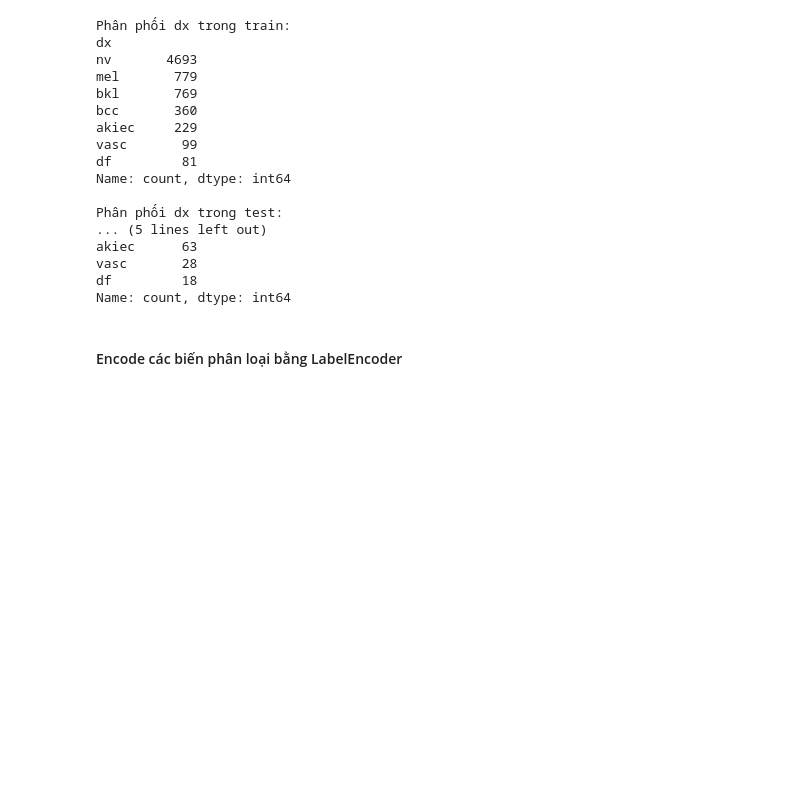
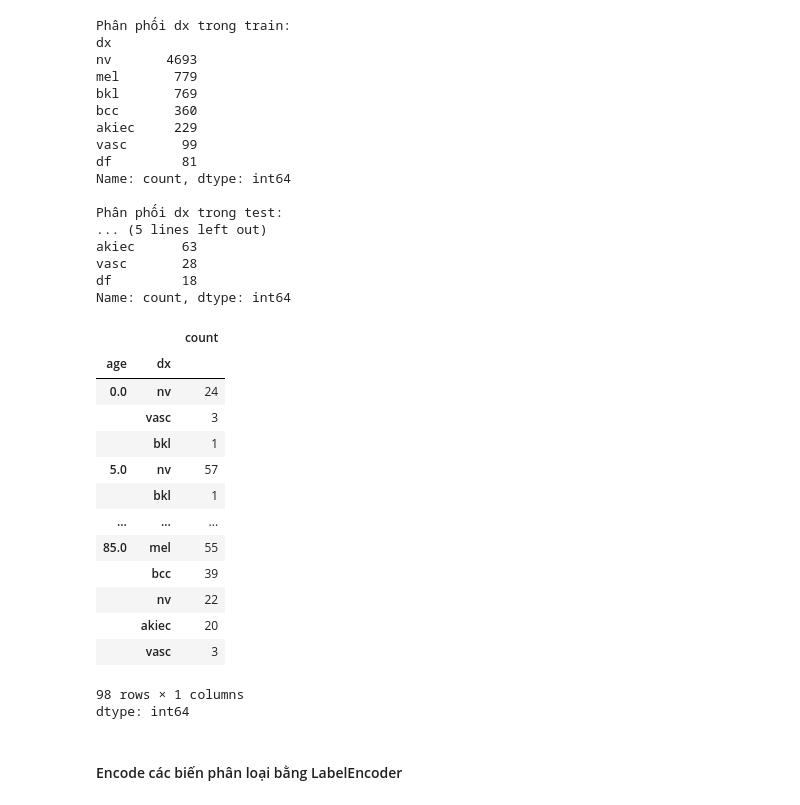
Before and after one commit to levubinh-sw/ml04_buoi10_capstone, a Jupyter notebook: Buoi10 - capstone.ipynb, the cells around one changed output. Cells and saved outputs as stored; diff of their text form; code cells hidden in the pictures; blank space fills up the shorter version.

```diff
--- a/Buoi10 - capstone.ipynb
+++ b/Buoi10 - capstone.ipynb
@@ -253,6 +259,25 @@ akiec      63
 vasc       28
 df         18
 Name: count, dtype: int64
+# %%
+# thống kê dx theo age trong df_train
+df_train.groupby("age")["dx"].value_counts()
+# %% [output]
+|  |  | count |
+| age | dx |  |
+| 0.0 | nv | 24 |
+|  | vasc | 3 |
+|  | bkl | 1 |
+| 5.0 | nv | 57 |
+|  | bkl | 1 |
+| ... | ... | ... |
+| 85.0 | mel | 55 |
+|  | bcc | 39 |
+|  | nv | 22 |
+|  | akiec | 20 |
+|  | vasc | 3 |
+98 rows × 1 columns
+dtype: int64
 # %% [markdown]
 #### Encode các biến phân loại bằng LabelEncoder
 # %%
```
Also changed, not shown: parts of 12 cells of this notebook.
